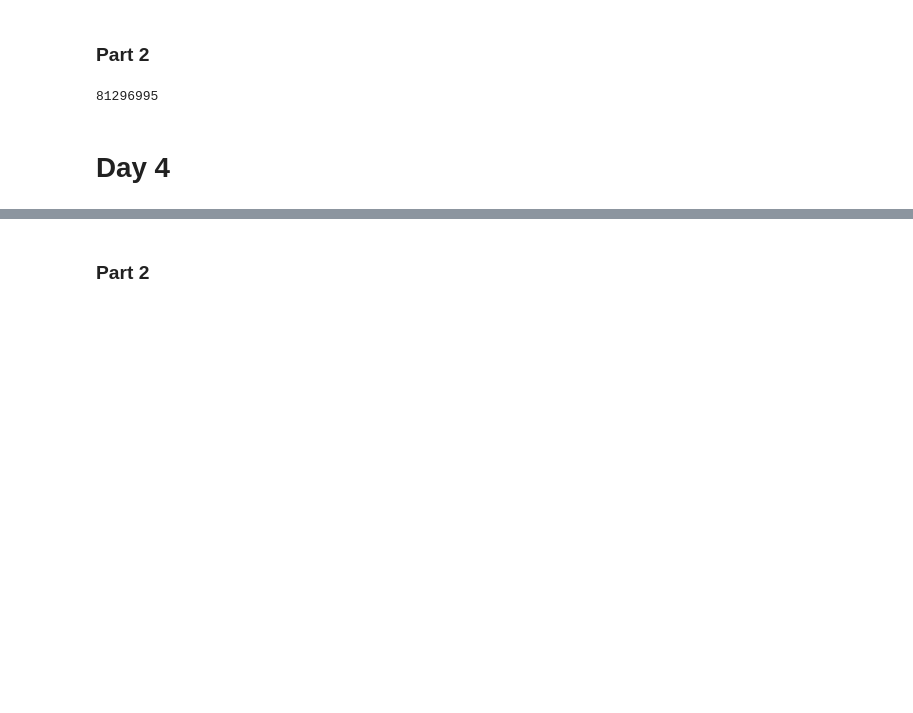
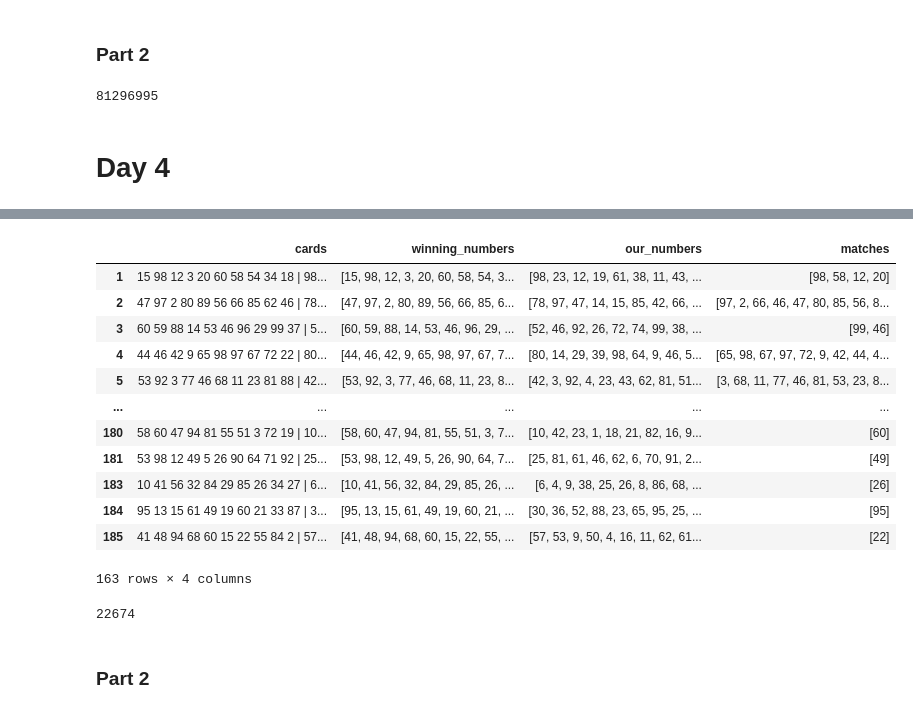
Before and after one commit to jordanehli/JE_Advent_of_Code2023, a Jupyter notebook: JE_Advent_of_Code_2023.ipynb, the cells around one changed output, grey strips where cells are left out. Drawn from its saved outputs; the diff is of its cells as text; code cells hidden in the pictures; blank space fills up the shorter version.

```diff
--- a/JE_Advent_of_Code_2023.ipynb
+++ b/JE_Advent_of_Code_2023.ipynb
@@ -273,2 +359,31 @@ total_gear_ratios
+# %%
+# convert the games with no matches to NaN and then drop these rows
+df['matches'] = df['matches'].apply(lambda x: np.nan if x == [0] else x)
+df2 = df.copy() # create copy for part 2
+df.dropna(inplace=True)
+df
+# %% [output]
+|  | cards | winning_numbers | our_numbers | matches |
+| 1 | 15 98 12 3 20 60 58 54 34 18 | 98... | [15, 98, 12, 3, 20, 60, 58, 54, 3... | [98, 23, 12, 19, 61, 38, 11, 43, ... | [98, 58, 12, 20] |
+| 2 | 47 97 2 80 89 56 66 85 62 46 | 78... | [47, 97, 2, 80, 89, 56, 66, 85, 6... | [78, 97, 47, 14, 15, 85, 42, 66, ... | [97, 2, 66, 46, 47, 80, 85, 56, 8... |
+| 3 | 60 59 88 14 53 46 96 29 99 37 | 5... | [60, 59, 88, 14, 53, 46, 96, 29, ... | [52, 46, 92, 26, 72, 74, 99, 38, ... | [99, 46] |
+| 4 | 44 46 42 9 65 98 97 67 72 22 | 80... | [44, 46, 42, 9, 65, 98, 97, 67, 7... | [80, 14, 29, 39, 98, 64, 9, 46, 5... | [65, 98, 67, 97, 72, 9, 42, 44, 4... |
+| 5 | 53 92 3 77 46 68 11 23 81 88 | 42... | [53, 92, 3, 77, 46, 68, 11, 23, 8... | [42, 3, 92, 4, 23, 43, 62, 81, 51... | [3, 68, 11, 77, 46, 81, 53, 23, 8... |
+| ... | ... | ... | ... | ... |
+| 180 | 58 60 47 94 81 55 51 3 72 19 | 10... | [58, 60, 47, 94, 81, 55, 51, 3, 7... | [10, 42, 23, 1, 18, 21, 82, 16, 9... | [60] |
+| 181 | 53 98 12 49 5 26 90 64 71 92 | 25... | [53, 98, 12, 49, 5, 26, 90, 64, 7... | [25, 81, 61, 46, 62, 6, 70, 91, 2... | [49] |
+| 183 | 10 41 56 32 84 29 85 26 34 27 | 6... | [10, 41, 56, 32, 84, 29, 85, 26, ... | [6, 4, 9, 38, 25, 26, 8, 86, 68, ... | [26] |
+| 184 | 95 13 15 61 49 19 60 21 33 87 | 3... | [95, 13, 15, 61, 49, 19, 60, 21, ... | [30, 36, 52, 88, 23, 65, 95, 25, ... | [95] |
+| 185 | 41 48 94 68 60 15 22 55 84 2 | 57... | [41, 48, 94, 68, 60, 15, 22, 55, ... | [57, 53, 9, 50, 4, 16, 11, 62, 61... | [22] |
+163 rows × 4 columns
+# %%
+# capture the amount of matches
+df['count'] = df['matches'].apply(lambda x: len(x))
+# calc the score for each row
+df['score'] = df['count'].apply(lambda x: 2**(x-1))
+# sum the scores for each game
+sum(df['score'])
+# %% [output]
+22674
 # %% [markdown]
 ### Part 2
```
Also changed, not shown: parts of 6 cells of this notebook, 1 other file.
